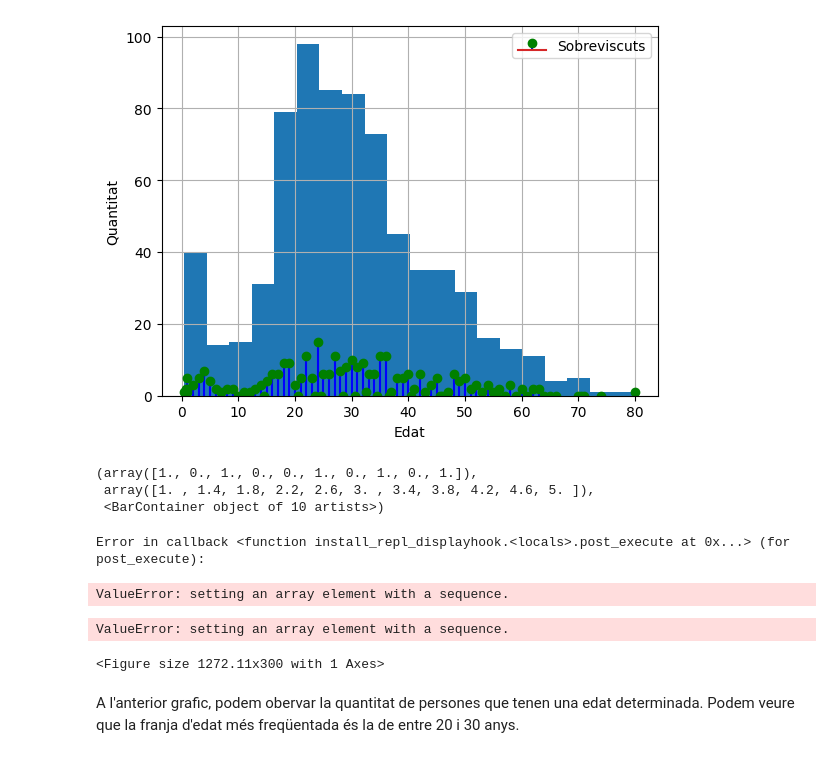
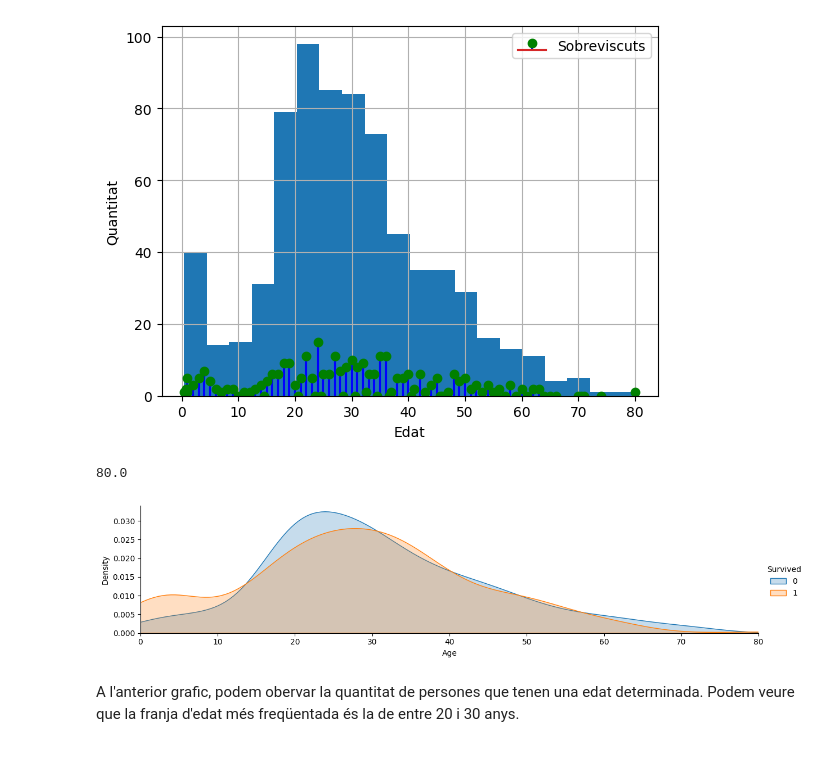
Before and after one commit to jaaumeadrover/2aPracticaIA, a Jupyter notebook: 2aPractica IA.ipynb, the cells around one changed output. Cells and saved outputs as stored; diff of their text form; code cells hidden in the pictures.

```diff
--- a/2aPractica IA.ipynb
+++ b/2aPractica IA.ipynb
@@ -103,23 +85,15 @@ Text(0, 0.5, 'Quantitat')
 # %%
 # peaks for survived/deceased passengers by their age
 facet = sns.FacetGrid(data, hue="Survived",aspect=4)
 facet.map(sns.kdeplot,'Age',fill= True)
 #facet.map(sns.histplot(data=data['Age'],
  #          color='crimson', label='train', fill=True))
 facet.set(xlim=(0, data['Age'].max()))
 facet.add_legend()
-
-
-plt.figure
-plt.hist(x=[1,2,3,4,5],y=[1,2,3,5,5])
+print(data['Age'].max())
 # %% [output]
-(array([1., 0., 1., 0., 0., 1., 0., 1., 0., 1.]),
- array([1. , 1.4, 1.8, 2.2, 2.6, 3. , 3.4, 3.8, 4.2, 4.6, 5. ]),
- <BarContainer object of 10 artists>)
+80.0
-Error in callback <function install_repl_displayhook.<locals>.post_execute at 0x...> (for post_execute):
-ValueError: setting an array element with a sequence.
-ValueError: setting an array element with a sequence.
-<Figure size 1272.11x300 with 1 Axes>
+[figure, added]
 # %% [markdown]
 A l'anterior grafic, podem obervar la quantitat de persones que tenen una edat determinada. Podem veure que la franja d'edat més freqüentada és la de entre 20 i 30 anys.
 # %%
```
Also changed, not shown: parts of 34 cells of this notebook, 1 other file.
